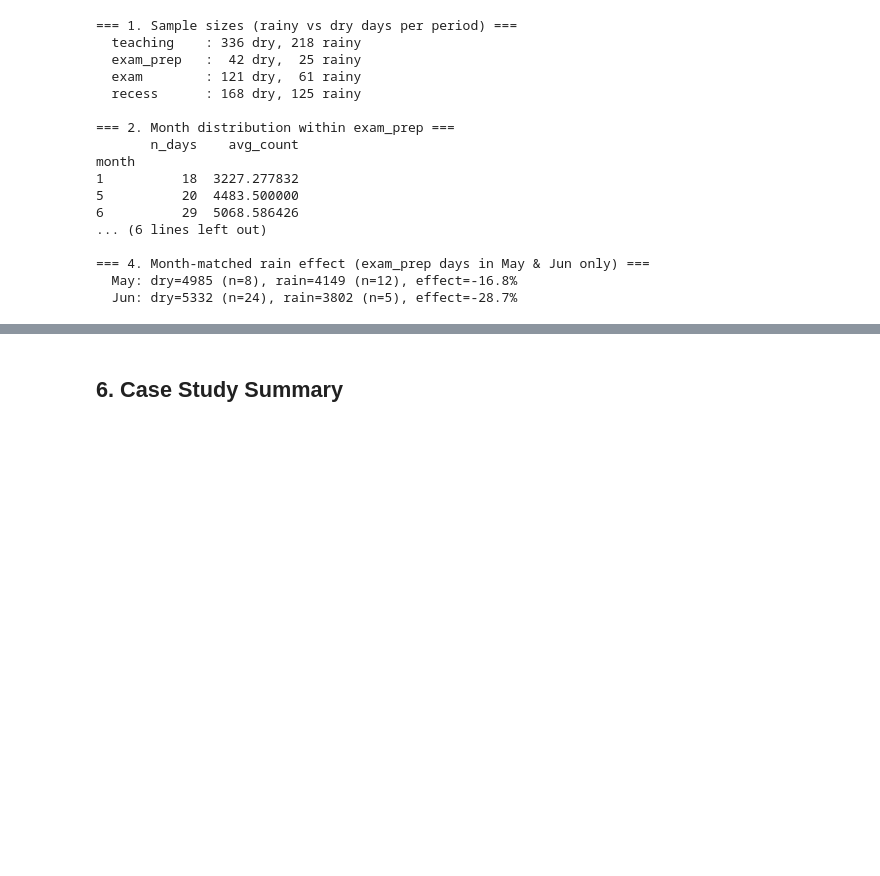
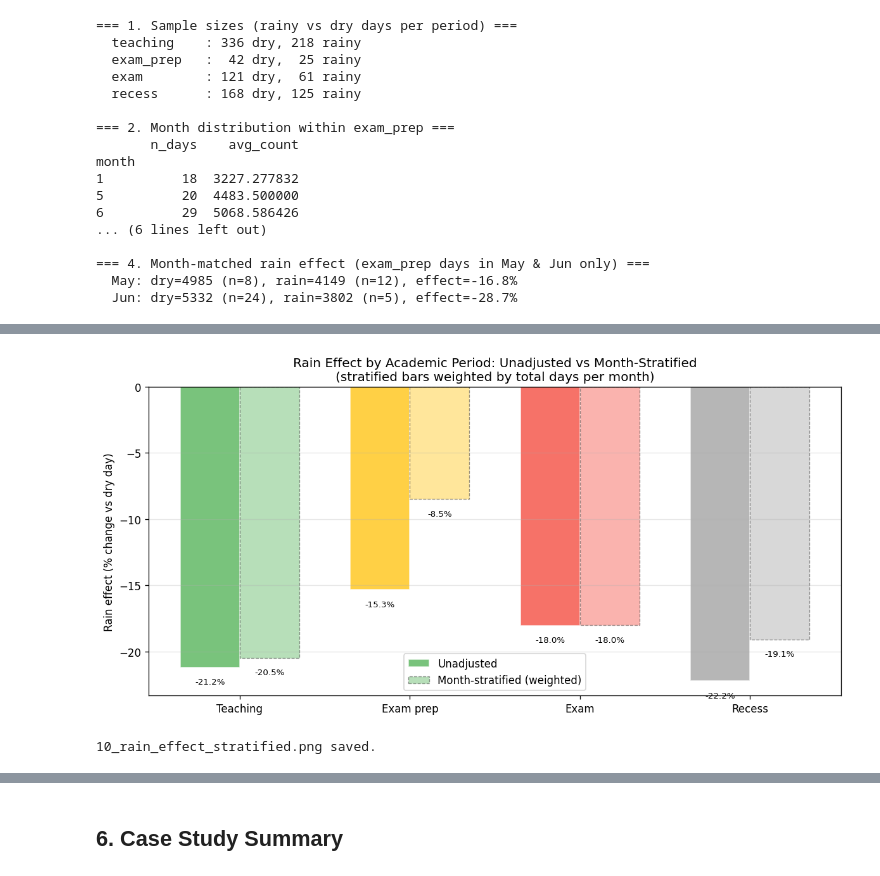
Before and after one commit to Queena34/mda-cycling-weather-group6, a Jupyter notebook: notebooks/10_leuven_totem_case.ipynb, the cells around one changed output, grey strips where cells are left out. Drawn from its saved outputs; the diff is of its cells as text; code cells hidden in the pictures; blank space fills up the shorter version.

Commit message:
feat(10): add month-stratified rain effect and calendar month analysis

```diff
--- a/notebooks/10_leuven_totem_case.ipynb
+++ b/notebooks/10_leuven_totem_case.ipynb
@@ -448,0 +455,71 @@ month
+# %%
+# ── Month-stratified rain effect per academic period ────────────────────
+# Within each period, compute rain effect per month, then take a weighted
+# average across months (weight = n_dry + n_rain) so months with more
+# observations carry proportionally more influence.
+print("=" * 65)
+print("Month-Stratified Rain Effect (robustness check)")
+print("=" * 65)
+print(f"  {'Period':12s}  {'Unadjusted':>12}  {'Month-stratified':>17}  {'Difference':>11}")
+print("-" * 65)
+
+stratified_effects = {}
+for p, lbl in zip(KU_ORDER, KU_LABELS):
+    sub = leuven[leuven["ku_leuven_period"] == p]
+    monthly_effects = []
+    monthly_weights = []
+    for month, grp in sub.groupby("month"):
+        dry_m  = grp[grp["is_rainy_day"] == False]["aantal"].mean()
+        rain_m = grp[grp["is_rainy_day"] == True]["aantal"].mean()
+        n_dry  = (grp["is_rainy_day"] == False).sum()
+        n_rain = (grp["is_rainy_day"] == True).sum()
+        if pd.notna(dry_m) and pd.notna(rain_m) and dry_m > 0 and n_dry >= 3 and n_rain >= 3:
+            monthly_effects.append((rain_m - dry_m) / dry_m * 100)
+            monthly_weights.append(n_dry + n_rain)
+    if monthly_effects:
+        strat = np.average(monthly_effects, weights=monthly_weights)
+    else:
+        strat = np.nan
+    stratified_effects[p] = strat
+    unadj = rain_effects[p]
+    diff  = strat - unadj if pd.notna(strat) else np.nan
+    n_months = len(monthly_effects)
+    strat_str = f"{strat:+.1f}%  ({n_months} months)" if pd.notna(strat) else "insufficient data"
+    print(f"  {lbl:12s}  {unadj:>+10.1f}%  {strat_str:>17}  {diff:>+9.1f}pp")
+
+print("-" * 65)
+print()
+print("Interpretation:")
+print("  Small difference between unadjusted and stratified estimates")
+print("  suggests the unadjusted cross-period comparison is robust.")
+print("  Large difference flags month-composition confounding.")
+
+# ── Plot comparison ─────────────────────────────────────────────────────
+fig, ax = plt.subplots(figsize=(10, 5))
+x = np.arange(len(KU_ORDER))
+w = 0.35
+unadj_vals = [rain_effects[p] for p in KU_ORDER]
+strat_vals  = [stratified_effects[p] for p in KU_ORDER]
+ax.bar(x - w/2, unadj_vals, w, label="Unadjusted",
+       color=KU_BAR_COLORS, alpha=0.75, edgecolor="white")
+ax.bar(x + w/2, strat_vals,  w, label="Month-stratified (weighted)",
+       color=KU_BAR_COLORS, alpha=0.40, edgecolor="black", linewidth=0.8, linestyle="--")
+for i, (u, s) in enumerate(zip(unadj_vals, strat_vals)):
+    ax.text(x[i] - w/2, u - 0.8, f"{u:.1f}%", ha="center", va="top", fontsize=8)
+    if pd.notna(s):
+        ax.text(x[i] + w/2, s - 0.8, f"{s:.1f}%", ha="center", va="top", fontsize=8)
+ax.axhline(0, color="black", linewidth=0.8)
+ax.set_xticks(x)
+ax.set_xticklabels(KU_LABELS)
+ax.set_ylabel("Rain effect (% change vs dry day)")
+ax.set_title(
+    "Rain Effect by Academic Period: Unadjusted vs Month-Stratified\n"
+    "(stratified bars weighted by total days per month)"
+)
+ax.legend()
+ax.grid(axis="y", alpha=0.3)
+fig.tight_layout()
+fig.savefig(FIGS / "10_rain_effect_stratified.png", dpi=150)
+plt.show()
+print("10_rain_effect_stratified.png saved.")
+# %% [output]
@@ -448,0 +541,2 @@ month
+[figure, added]
+10_rain_effect_stratified.png saved.
```
Also changed, not shown: parts of 4 cells of this notebook, 7 other files.
